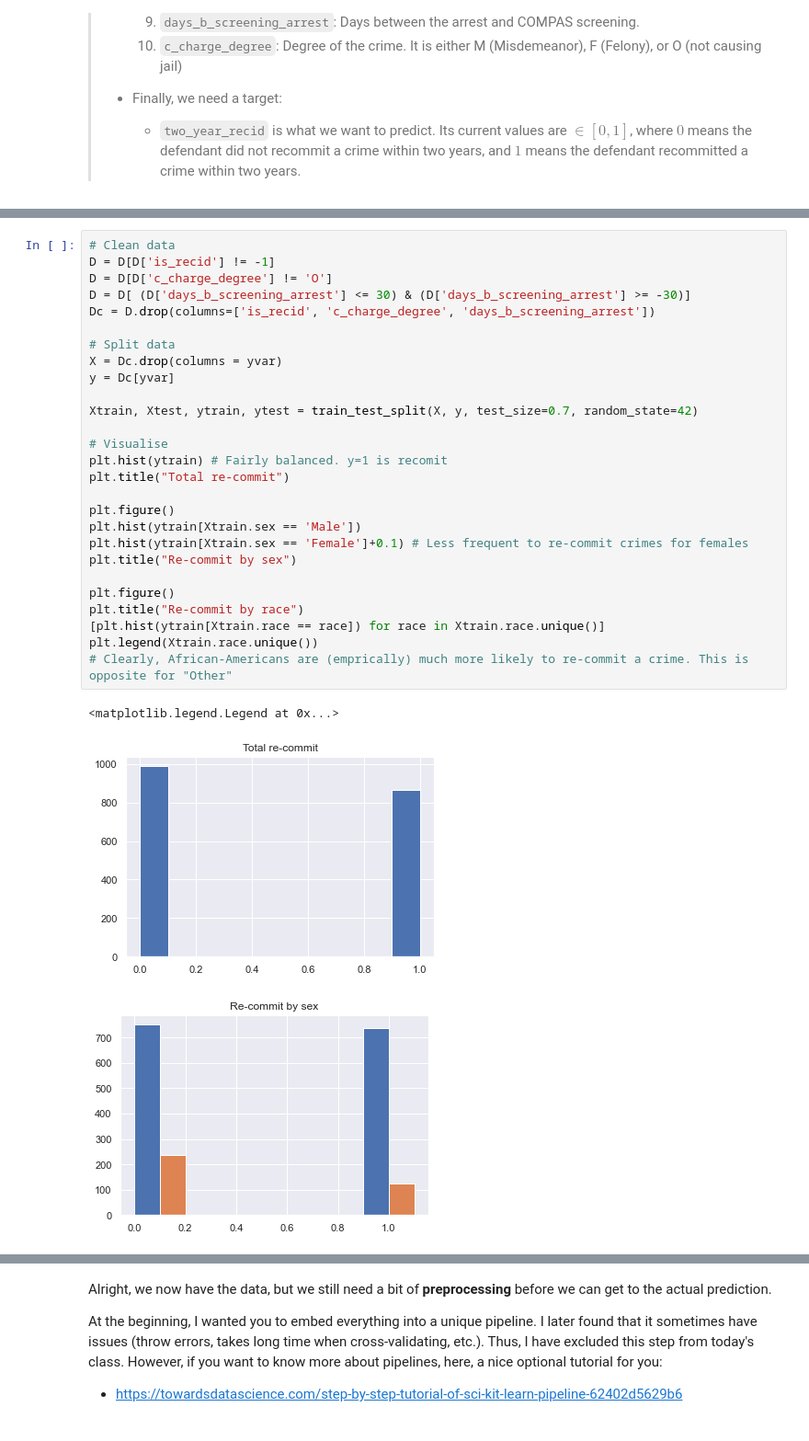
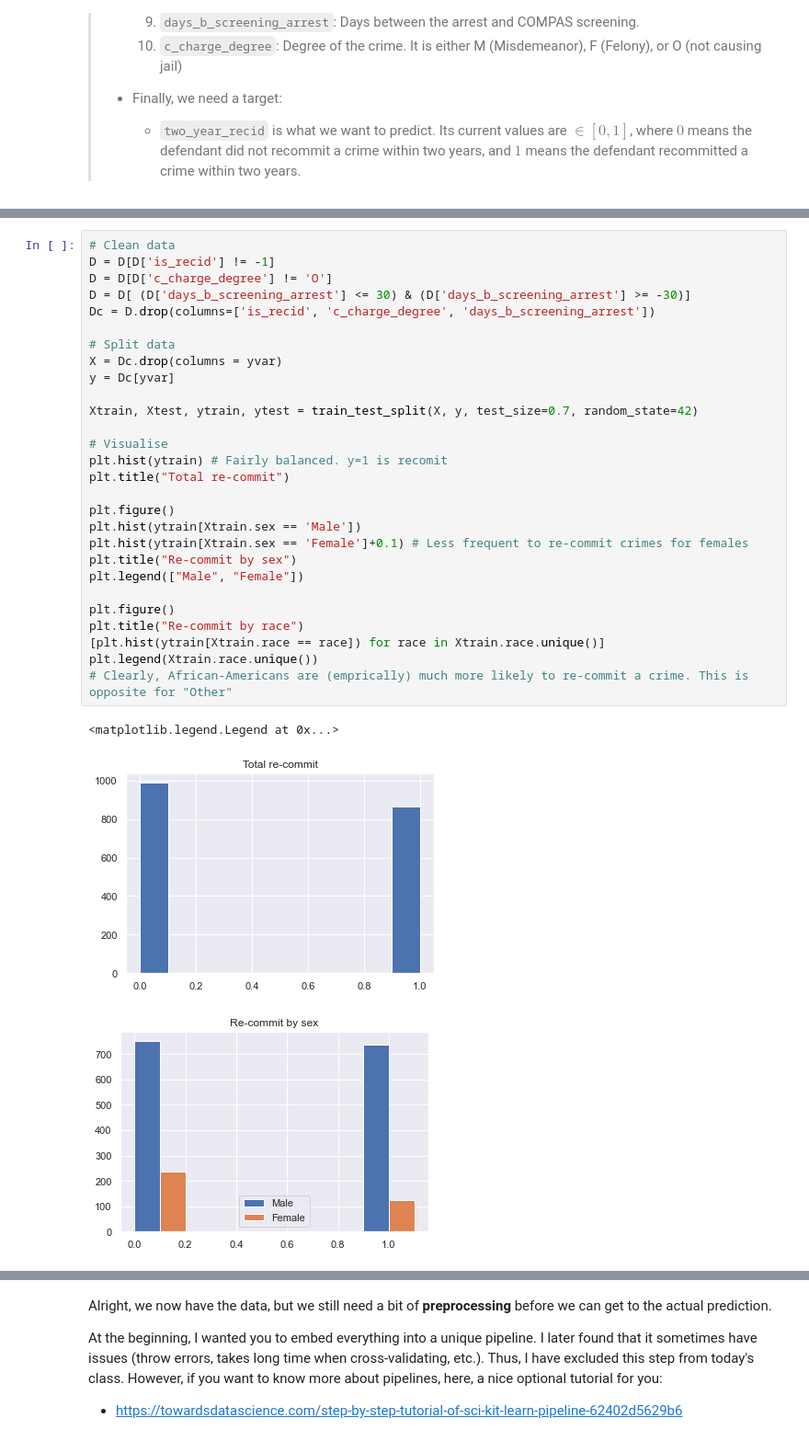
Before and after one commit to davidripsen/socialdata2022, a Jupyter notebook: lectures/Week6.ipynb, the cells around one changed output, grey strips where cells are left out. Shown at 92% size. Drawn from its saved outputs; the diff is of its cells as text.

```diff
--- a/lectures/Week6.ipynb
+++ b/lectures/Week6.ipynb
@@ -134,32 +134,33 @@ D.shape
 # %%
 # Clean data
 D = D[D['is_recid'] != -1]
 D = D[D['c_charge_degree'] != 'O']
 D = D[ (D['days_b_screening_arrest'] <= 30) & (D['days_b_screening_arrest'] >= -30)]
 Dc = D.drop(columns=['is_recid', 'c_charge_degree', 'days_b_screening_arrest'])
 
 # Split data
 X = Dc.drop(columns = yvar)
 y = Dc[yvar]
 
 Xtrain, Xtest, ytrain, ytest = train_test_split(X, y, test_size=0.7, random_state=42)
 
 # Visualise
 plt.hist(ytrain) # Fairly balanced. y=1 is recomit
 plt.title("Total re-commit")
 
 plt.figure()
 plt.hist(ytrain[Xtrain.sex == 'Male'])
 plt.hist(ytrain[Xtrain.sex == 'Female']+0.1) # Less frequent to re-commit crimes for females
 plt.title("Re-commit by sex")
+plt.legend(["Male", "Female"])
 
 plt.figure()
 plt.title("Re-commit by race")
 [plt.hist(ytrain[Xtrain.race == race]) for race in Xtrain.race.unique()]
 plt.legend(Xtrain.race.unique())
 # Clearly, African-Americans are (emprically) much more likely to re-commit a crime. This is opposite for "Other"
 # %% [output]
 <matplotlib.legend.Legend at 0x...>
 [figure]
-[figure, old version]
+[figure, new version]
 [figure]
```
Also changed, not shown: parts of 12 cells of this notebook.
